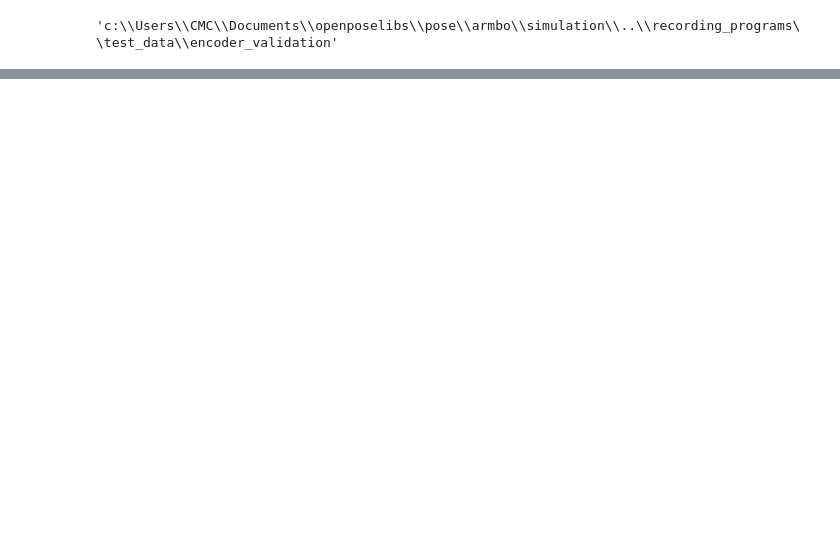
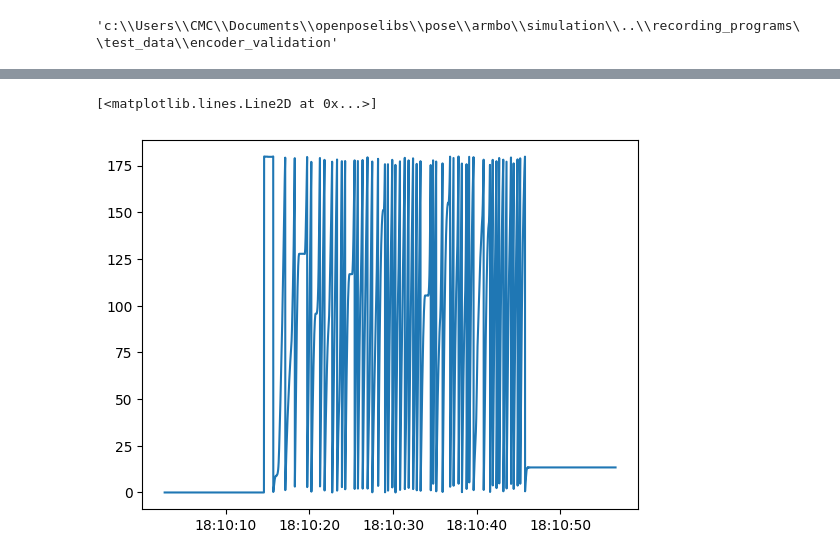
Before and after one commit to SujithChristopher/armbo_preliminary_work, a Jupyter notebook: simulation/ipy_notebooks/encoder_validation.ipynb, the cells around one changed output, grey strips where cells are left out. Saved outputs shown, nothing was run; the diff lists cells and outputs as text; code cells hidden in the pictures; blank space fills up the shorter version.

```diff
--- a/simulation/ipy_notebooks/encoder_validation.ipynb
+++ b/simulation/ipy_notebooks/encoder_validation.ipynb
@@ -32,6 +32,11 @@ _base_pth
 # %%
 _sk_df = pd.read_csv(os.path.join(_base_pth, _folder_name, "imu01.csv"))
 _sk_df["rust_time"] = _sk_df["rust_time"].apply(lambda x: datetime.fromtimestamp(x))
+# set zero
+_sk_df.rename(columns={"rust_time": "time", "e_fr":"e_t"}, inplace=True)
+
+_sk_df = set_zero(_sk_df, column_name = ["e_t", "e_rr", "e_rl"])
 # rename columns
-_sk_df.rename(columns={"rust_time": "time", "e_fr":"e_t"}, inplace=True)
 _sk_df["e_t"] =  -_sk_df["e_t"]
+
+_sk_df
@@ -91,0 +116,13 @@ plt.legend()
+# %%
+_ang_df = _sk_df[['time', 'e_t']].copy()
+# %%
+_ang_df["ang_y"] = _ang_df["e_t"].apply(lambda x: x*0.09)
+# change angle to 0 to 360
+_ang_df["ang_y"] = _ang_df["ang_y"].apply(lambda n: n%180)
+
+# _ang_df["ang_y"] = _ang_df["ang_y"] - _ang_df["ang_y"][0]
+# %%
+plt.plot(_ang_df["time"], _ang_df["ang_y"])
+# %% [output]
+[<matplotlib.lines.Line2D at 0x...>]
+[figure, added]
```
Also changed, not shown: parts of 3 cells of this notebook, 3 other files.
